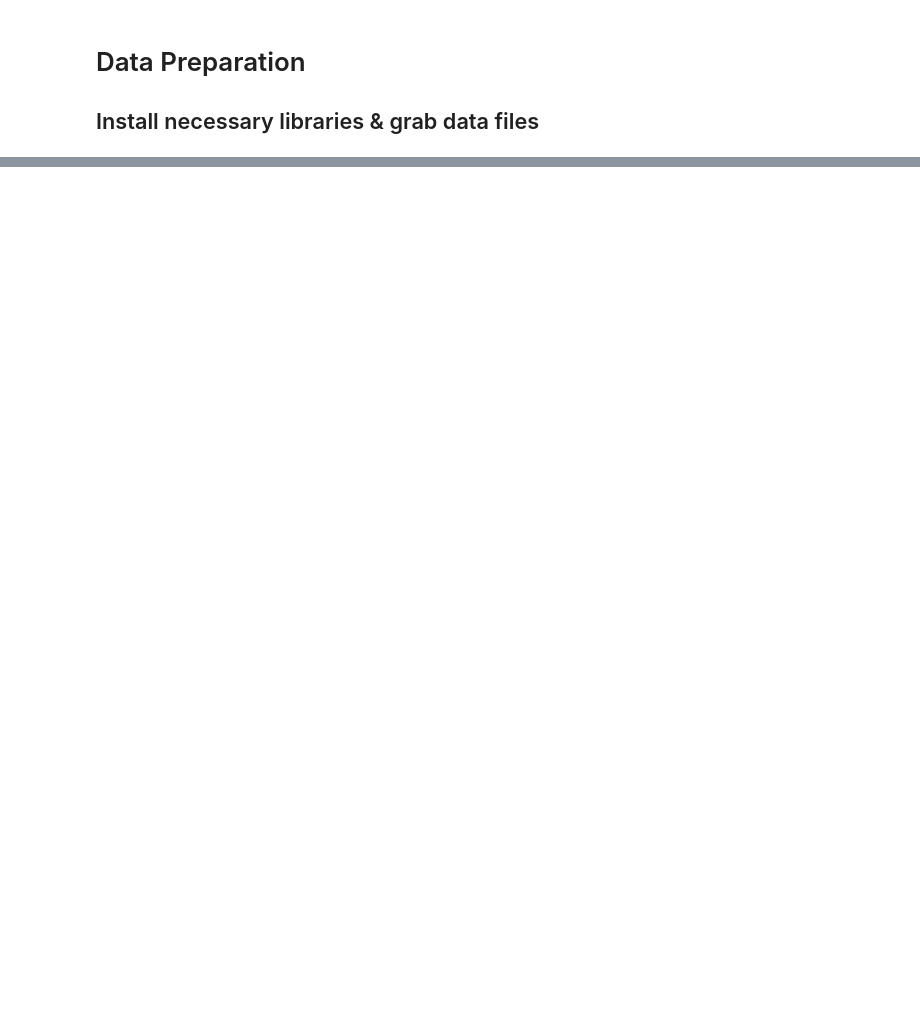
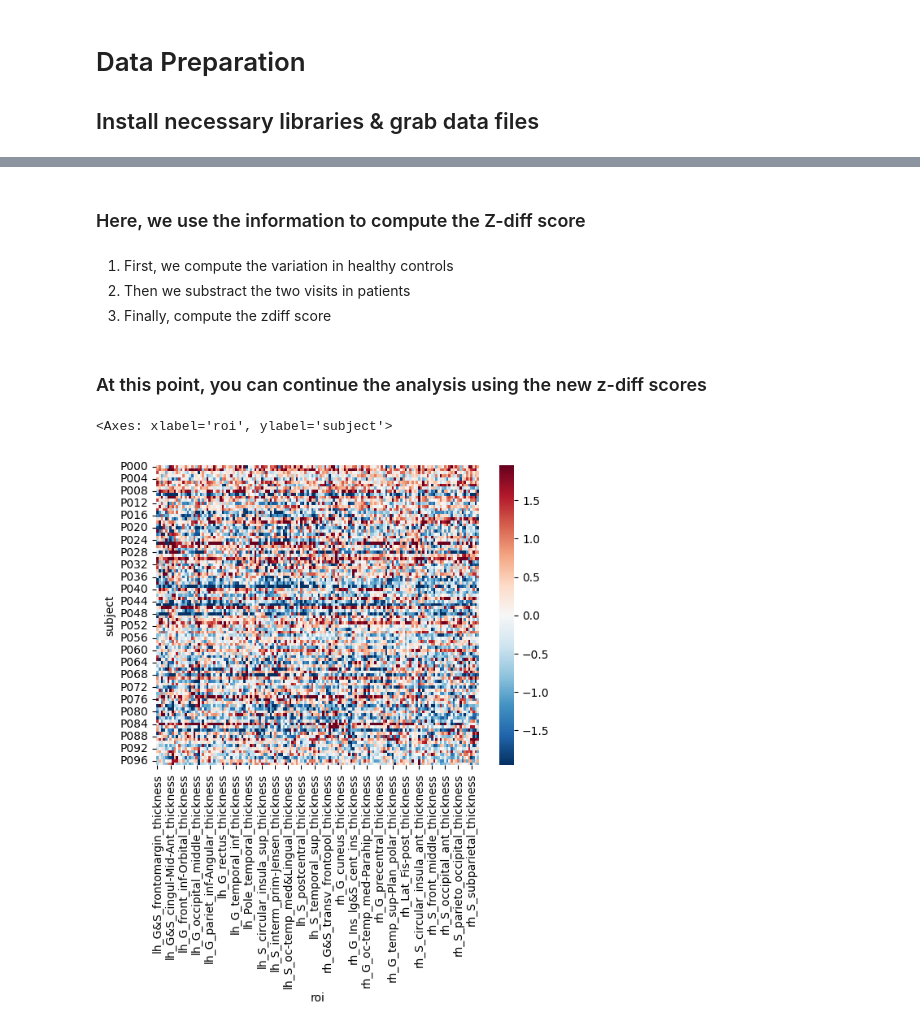
Before and after one commit to predictive-clinical-neuroscience/PCNtoolkit-demo, a Jupyter notebook: tutorials/Long_NM/Long_NM_protocol.ipynb, the cells around one changed output, grey strips where cells are left out. Cells and saved outputs as stored; diff of their text form; code cells hidden in the pictures; blank space fills up the shorter version.

Commit message:
[Long_NM_protocol] The first version of the tutorial

```diff
--- a/tutorials/Long_NM/Long_NM_protocol.ipynb
+++ b/tutorials/Long_NM/Long_NM_protocol.ipynb
@@ -27,0 +138,5 @@ os.chdir(os.path.join(wdir,'tutorials','BLR_protocol'))
+# %%
+# Split the control group
+test_size = 0.3
+index_controls_adjust, index_controls_test = train_test_split(v1_con.index, test_size = test_size, shuffle = True, random_state = 42, stratify=v1_con['sex'])
+index_patients_test = list(v1_pat.index)
@@ -27,0 +356,14 @@ os.chdir(os.path.join(wdir,'tutorials','BLR_protocol'))
+# %%
+for ivisit in range(1,3):
+    idp_concat(os.path.join(target_dir, 'V'+str(ivisit)), 'Y_controlstest.txt', idp_ids, 'Y_controlstest_concat.txt', t_dir = os.path.join(target_dir, 'V'+str(ivisit)))
+    idp_concat(os.path.join(target_dir, 'V'+str(ivisit)), 'yhat_controlstest.txt', idp_ids, 'Yhat_controlstest_concat.txt', t_dir = os.path.join(target_dir, 'V'+str(ivisit)))
+    idp_concat(os.path.join(target_dir, 'V'+str(ivisit)), 'Z_controlstest.txt', idp_ids, 'Z_controlstest_concat.txt', t_dir = os.path.join(target_dir, 'V'+str(ivisit)))
+    idp_concat(os.path.join(target_dir, 'V'+str(ivisit)), 'ys2_controlstest.txt', idp_ids, 'Ys2_controlstest_concat.txt', t_dir = os.path.join(target_dir, 'V'+str(ivisit)))
+
+    idp_concat(os.path.join(target_dir, 'V'+str(ivisit)), 'Y_patientstest.txt', idp_ids, 'Y_patientstest_concat.txt', t_dir = os.path.join(target_dir, 'V'+str(ivisit)))
+    idp_concat(os.path.join(target_dir, 'V'+str(ivisit)), 'yhat_patientstest.txt', idp_ids, 'Yhat_patientstest_concat.txt', t_dir = os.path.join(target_dir, 'V'+str(ivisit)))
+    idp_concat(os.path.join(target_dir, 'V'+str(ivisit)), 'Z_patientstest.txt', idp_ids, 'Z_patientstest_concat.txt', t_dir = os.path.join(target_dir, 'V'+str(ivisit)))
+    idp_concat(os.path.join(target_dir, 'V'+str(ivisit)), 'ys2_patientstest.txt', idp_ids, 'Ys2_patientstest_concat.txt', t_dir = os.path.join(target_dir, 'V'+str(ivisit)))
+
+    folder_to_delete = os.path.join(target_dir, 'V'+str(ivisit))
+    [shutil.rmtree(os.path.join(folder_to_delete, d)) for d in os.listdir(folder_to_delete) if os.path.isdir(os.path.join(folder_to_delete, d))]
@@ -27,0 +431,36 @@ os.chdir(os.path.join(wdir,'tutorials','BLR_protocol'))
+# %% [markdown]
+### Here, we use the information to compute the Z-diff score
+# %% [markdown]
+1) First, we compute the variation in healthy controls
+2) Then we substract the two visits in patients
+3) Finally, compute the zdiff score
+# %%
+# 1) Estimate the variance in healthy controls
+con_sqrt = np.sqrt(
+        pd.DataFrame(
+    (
+            (xr_con.sel(visit='V2', features='Y').neuroimaging - xr_con.sel(visit='V2', features='Yhat').neuroimaging)
+            -
+            (xr_con.sel(visit='V1', features='Y').neuroimaging - xr_con.sel(visit='V1', features='Yhat').neuroimaging)
+
+    ).var(axis=0).to_pandas()
+    ).T
+)
+
+# 2) Substract the two patient visits
+pat_zdiff =(
+                (xr_pat.sel(visit='V2', features='Y').neuroimaging - xr_pat.sel(visit='V2', features='Yhat').neuroimaging)
+                -
+                (xr_pat.sel(visit='V1', features='Y').neuroimaging - xr_pat.sel(visit='V1', features='Yhat').neuroimaging)
+            ).to_pandas()
+
+# 3) Compute the zdiff score
+pat_zdiff = pat_zdiff.div(con_sqrt.squeeze(), axis='columns')
+# %% [markdown]
+### At this point, you can continue the analysis using the new z-diff scores
+# %%
+import seaborn as sns
+sns.heatmap(pat_zdiff, vmin=-1.96, vmax=1.96, cmap='RdBu_r')
+# %% [output]
+<Axes: xlabel='roi', ylabel='subject'>
+[figure, added]
```
Also changed, not shown: parts of 39 cells of this notebook.
